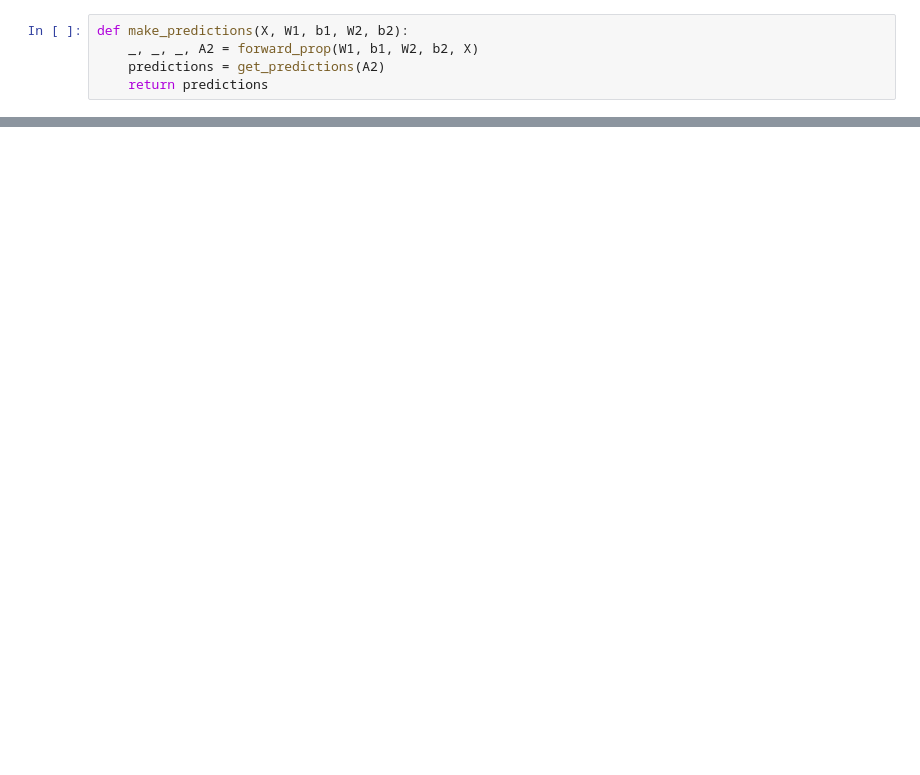
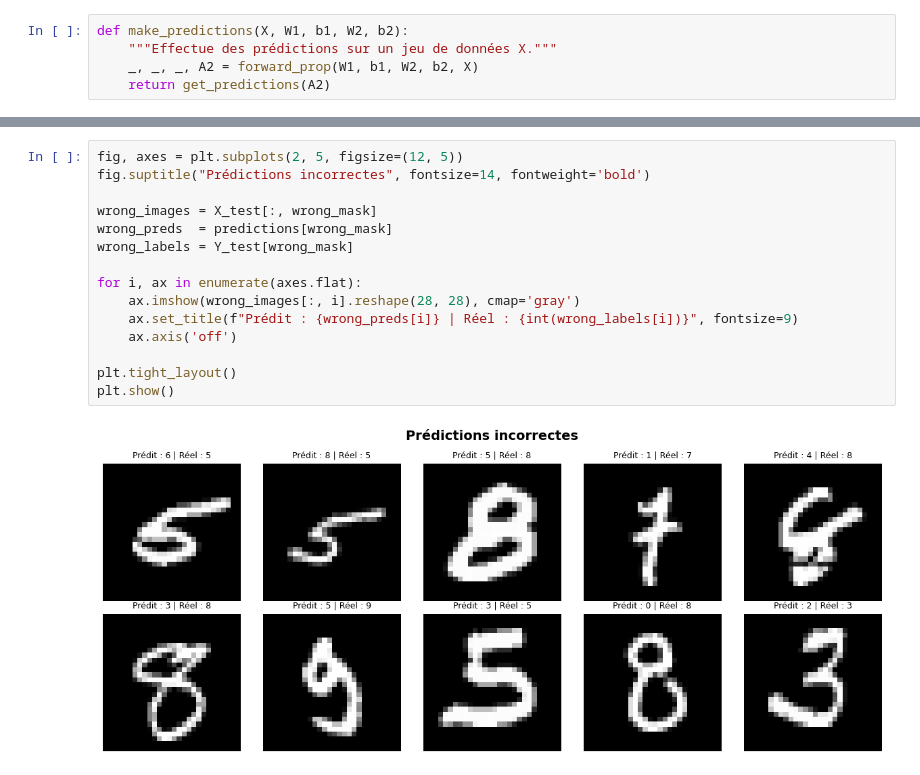
Before and after one commit to sacha-sz/MNIST-Scratch, a Jupyter notebook: mnist.ipynb, the cells around one changed output, grey strips where cells are left out. Saved outputs shown, nothing was run; the diff lists cells and outputs as text; blank space fills up the shorter version.

```diff
--- a/mnist.ipynb
+++ b/mnist.ipynb
@@ -106,6 +164,6 @@ W1, b1, W2, b2 = gradient_descent(X_train, Y_train, 0.10, m//6)
 # %%
 def make_predictions(X, W1, b1, W2, b2):
+    """Effectue des prédictions sur un jeu de données X."""
     _, _, _, A2 = forward_prop(W1, b1, W2, b2, X)
-    predictions = get_predictions(A2)
-    return predictions
+    return get_predictions(A2)
 # %%
@@ -144,0 +196,17 @@ plt.show()
+# %%
+fig, axes = plt.subplots(2, 5, figsize=(12, 5))
+fig.suptitle("Prédictions incorrectes", fontsize=14, fontweight='bold')
+
+wrong_images = X_test[:, wrong_mask]
+wrong_preds  = predictions[wrong_mask]
+wrong_labels = Y_test[wrong_mask]
+
+for i, ax in enumerate(axes.flat):
+    ax.imshow(wrong_images[:, i].reshape(28, 28), cmap='gray')
+    ax.set_title(f"Prédit : {wrong_preds[i]} | Réel : {int(wrong_labels[i])}", fontsize=9)
+    ax.axis('off')
+
+plt.tight_layout()
+plt.show()
+# %% [output]
+[figure, added]
```
Also changed, not shown: parts of 17 cells of this notebook.
